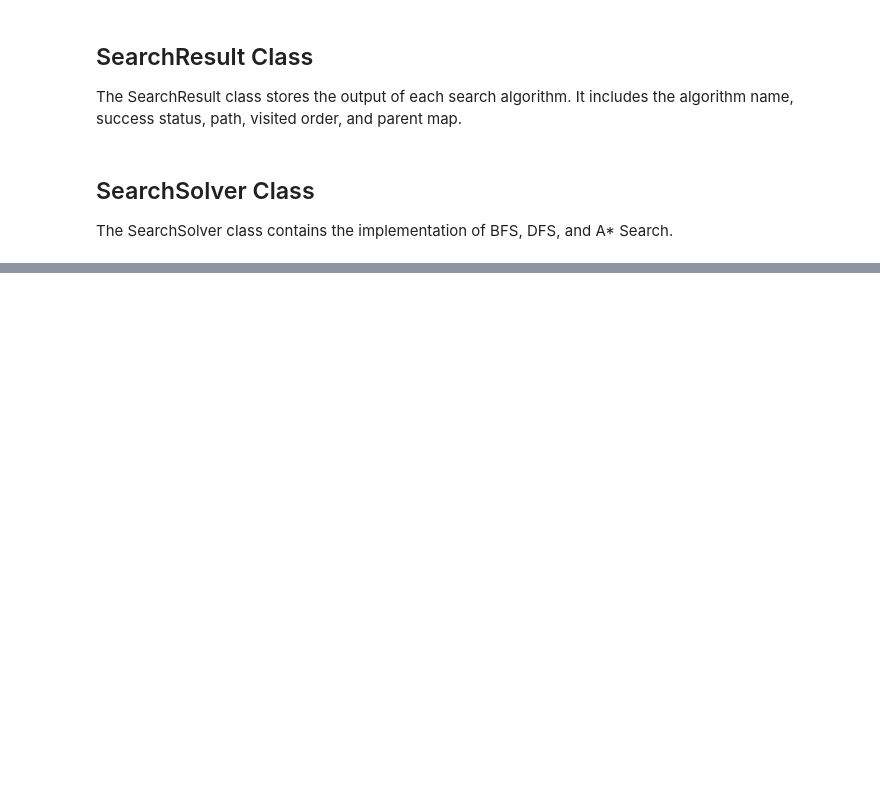
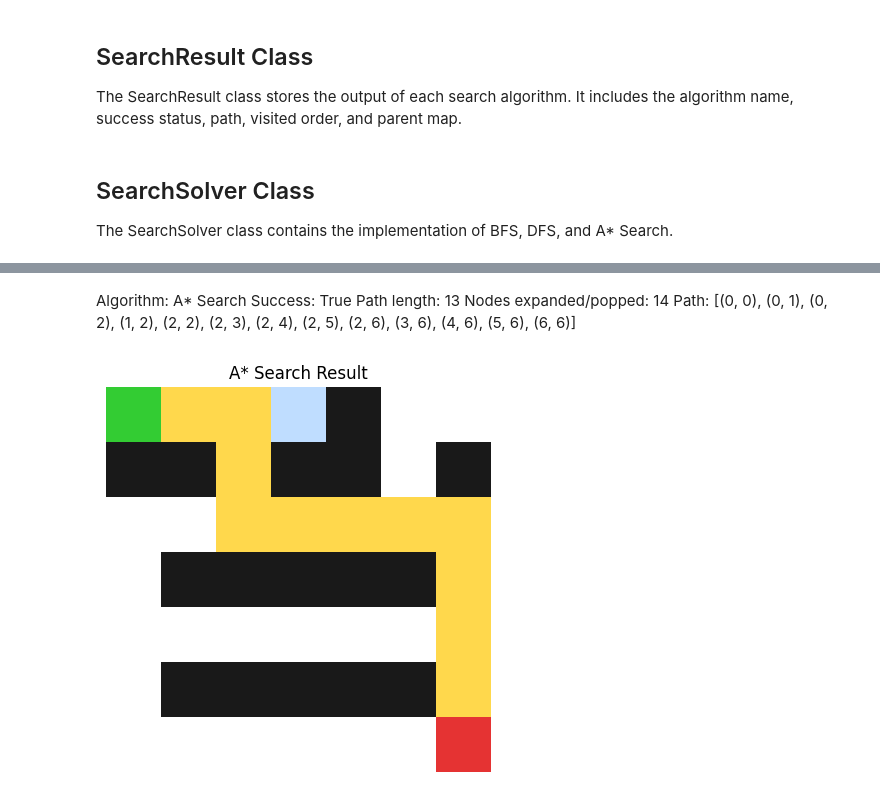
Before and after one commit to osakachan43-max/FUNDAI-Lab2, a Jupyter notebook: Lab2_Search_Algorithms_VILLARIN.ipynb, the cells around one changed output, grey strips where cells are left out. Saved outputs shown, nothing was run; the diff lists cells and outputs as text; code cells hidden in the pictures; blank space fills up the shorter version.

```diff
--- a/Lab2_Search_Algorithms_VILLARIN.ipynb
+++ b/Lab2_Search_Algorithms_VILLARIN.ipynb
@@ -243,0 +430,10 @@ IndentationError: unindent does not match any outer indentation level (<tokenize
+# %% [markdown]
+Algorithm: A* Search
+Success: True
+Path length: 13
+Nodes expanded/popped: 14
+Path: [(0, 0), (0, 1), (0, 2), (1, 2), (2, 2), (2, 3), (2, 4), (2, 5), (2, 6), (3, 6), (4, 6), (5, 6), (6, 6)]
+# %%
+visualize_search(maze, astar_result, "A* Search Result")
+# %% [output]
+[figure, added]
```
Also changed, not shown: parts of 20 cells of this notebook.
